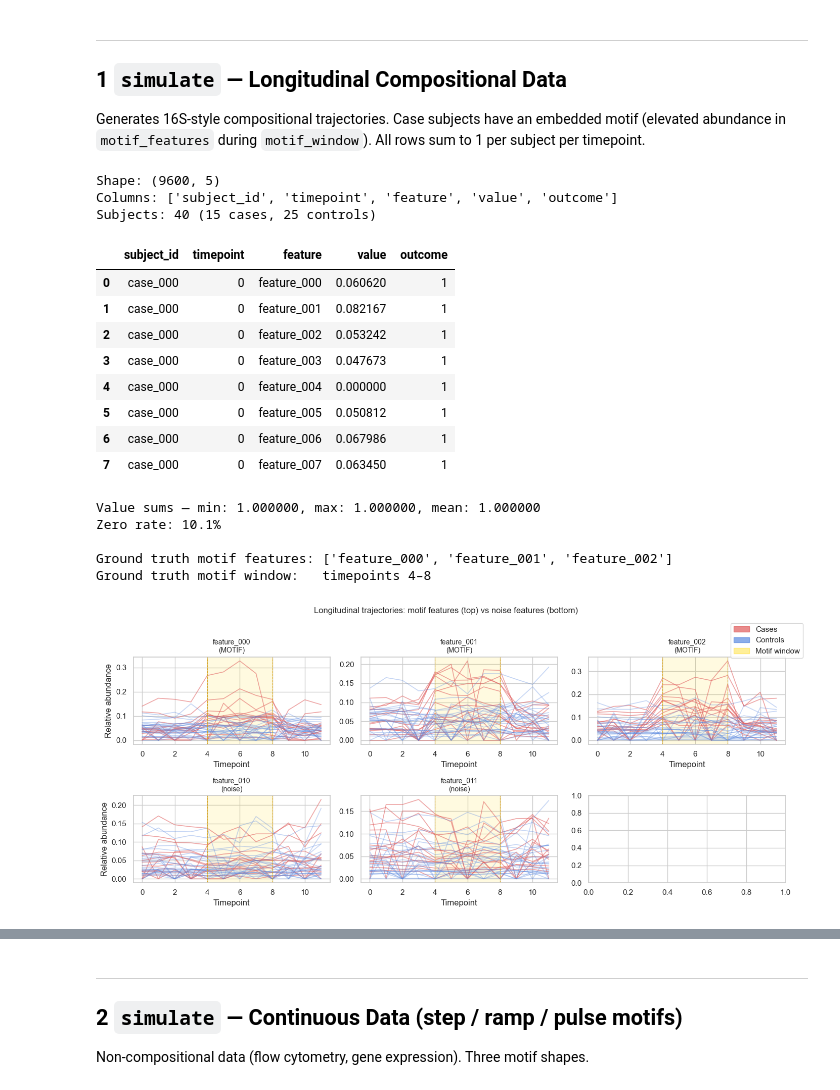
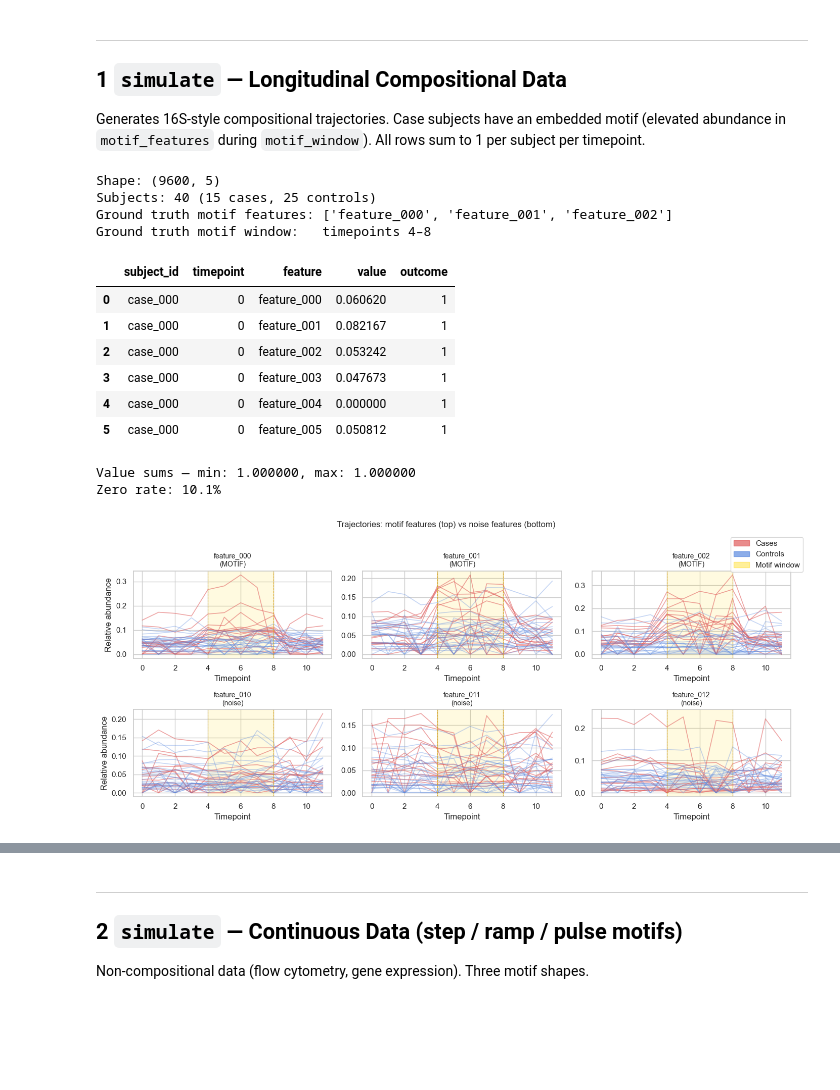
Before and after one commit to cbumby17/TEMPO, a Jupyter notebook: dev_notebook.ipynb, the cells around one changed output, grey strips where cells are left out. Drawn from its saved outputs; the diff is of its cells as text; code cells hidden in the pictures; blank space fills up the shorter version.

```diff
--- a/dev_notebook.ipynb
+++ b/dev_notebook.ipynb
@@ -44,14 +46,23 @@ df = simulate.simulate_longitudinal(
     seed=42,
 )
 
+truth = simulate.get_ground_truth(df)
+window = truth['motif_window']
+features = sorted(df['feature'].unique())
+timepoints = sorted(df['timepoint'].unique())
+
 print(f'Shape: {df.shape}')
-print(f'Columns: {list(df.columns)}')
-print(f'Subjects: {df.subject_id.nunique()} ({df[df.outcome==1].subject_id.nunique()} cases, {df[df.outcome==0].subject_id.nunique()} controls)')
-df.head(8)
+print(f'Subjects: {df.subject_id.nunique()} '
+      f'({df[df.outcome==1].subject_id.nunique()} cases, '
+      f'{df[df.outcome==0].subject_id.nunique()} controls)')
+print(f'Ground truth motif features: {truth["motif_features"]}')
+print(f'Ground truth motif window:   timepoints {window[0]}–{window[1]}')
+df.head(6)
 # %% [output]
 Shape: (9600, 5)
-Columns: ['subject_id', 'timepoint', 'feature', 'value', 'outcome']
 Subjects: 40 (15 cases, 25 controls)
+Ground truth motif features: ['feature_000', 'feature_001', 'feature_002']
+Ground truth motif window:   timepoints 4–8
 |  | subject_id | timepoint | feature | value | outcome |
 | 0 | case_000 | 0 | feature_000 | 0.060620 | 1 |
 | 1 | case_000 | 0 | feature_001 | 0.082167 | 1 |
@@ -59,64 +70,50 @@ Subjects: 40 (15 cases, 25 controls)
 | 3 | case_000 | 0 | feature_003 | 0.047673 | 1 |
 | 4 | case_000 | 0 | feature_004 | 0.000000 | 1 |
 | 5 | case_000 | 0 | feature_005 | 0.050812 | 1 |
-| 6 | case_000 | 0 | feature_006 | 0.067986 | 1 |
-| 7 | case_000 | 0 | feature_007 | 0.063450 | 1 |
 # %%
-# Verify compositional constraint: values should sum to 1 per subject per timepoint
+# Compositional constraint check
 sums = df.groupby(['subject_id', 'timepoint'])['value'].sum()
-print(f'Value sums — min: {sums.min():.6f}, max: {sums.max():.6f}, mean: {sums.mean():.6f}')
+print(f'Value sums — min: {sums.min():.6f}, max: {sums.max():.6f}')
 print(f'Zero rate: {(df.value == 0).mean():.1%}')
-
-# Ground truth
-truth = simulate.get_ground_truth(df)
-print(f'\nGround truth motif features: {truth["motif_features"]}')
-print(f'Ground truth motif window:   timepoints {truth["motif_window"][0]}–{truth["motif_window"][1]}')
 # %% [output]
-Value sums — min: 1.000000, max: 1.000000, mean: 1.000000
+Value sums — min: 1.000000, max: 1.000000
 Zero rate: 10.1%
-
-Ground truth motif features: ['feature_000', 'feature_001', 'feature_002']
-Ground truth motif window:   timepoints 4–8
 # %%
-# --- Plot: Trajectories for motif features vs non-motif features ---
-motif_feats = truth['motif_features']          # features WITH motif
-noise_feats = ['feature_010', 'feature_011']   # features WITHOUT motif
-window = truth['motif_window']
+# Individual trajectories: motif features (top) vs noise features (bottom)
+motif_feats = truth['motif_features']
+noise_feats = ['feature_010', 'feature_011', 'feature_012']
 
-fig, axes = plt.subplots(2, len(motif_feats), figsize=(14, 6), sharey=False)
-
-case_color = '#e05c5c'
-ctrl_color = '#5c8ae0'
+fig, axes = plt.subplots(2, 3, figsize=(14, 6), sharey=False)
 
 for row_idx, feat_group in enumerate([motif_feats, noise_feats]):
-    for col_idx, feat in enumerate(feat_group[:len(motif_feats)]):
+    for col_idx, feat in enumerate(feat_group):
         ax = axes[row_idx, col_idx]
         feat_df = df[df['feature'] == feat]
 
         for subj, grp in feat_df.groupby('subject_id'):
             outcome = grp['outcome'].iloc[0]
             color = case_color if outcome == 1 else ctrl_color
             alpha = 0.55 if outcome == 1 else 0.35
             ax.plot(grp['timepoint'], grp['value'], color=color, alpha=alpha, lw=1.2)
 
-        # Highlight motif window
-        ax.axvspan(window[0], window[1], alpha=0.12, color='gold', label='motif window')
+        ax.axvspan(window[0], window[1], alpha=0.12, color='gold')
         ax.axvline(window[0], color='goldenrod', lw=0.8, ls='--')
         ax.axvline(window[1], color='goldenrod', lw=0.8, ls='--')
-
         label = f'{feat}\n(MOTIF)' if row_idx == 0 else f'{feat}\n(noise)'
         ax.set_title(label, fontsize=10)
         ax.set_xlabel('Timepoint')
         if col_idx == 0:
             ax.set_ylabel('Relative abundance')
 
 case_patch = mpatches.Patch(color=case_color, label='Cases', alpha=0.7)
 ctrl_patch = mpatches.Patch(color=ctrl_color, label='Controls', alpha=0.7)
 window_patch = mpatches.Patch(color='gold', label='Motif window', alpha=0.4)
-fig.legend(handles=[case_patch, ctrl_patch, window_patch], loc='upper right', bbox_to_anchor=(1.01, 0.98))
-fig.suptitle('Longitudinal trajectories: motif features (top) vs noise features (bottom)', fontsize=12, y=1.02)
+fig.legend(handles=[case_patch, ctrl_patch, window_patch],
+           loc='upper right', bbox_to_anchor=(1.01, 0.98))
+fig.suptitle('Trajectories: motif features (top) vs noise features (bottom)',
+             fontsize=12, y=1.02)
 plt.tight_layout()
 plt.show()
 # %% [output]
-[figure, old version]
+[figure, new version]
 # %%
```
Also changed, not shown: parts of 22 cells of this notebook, 1 other file.
